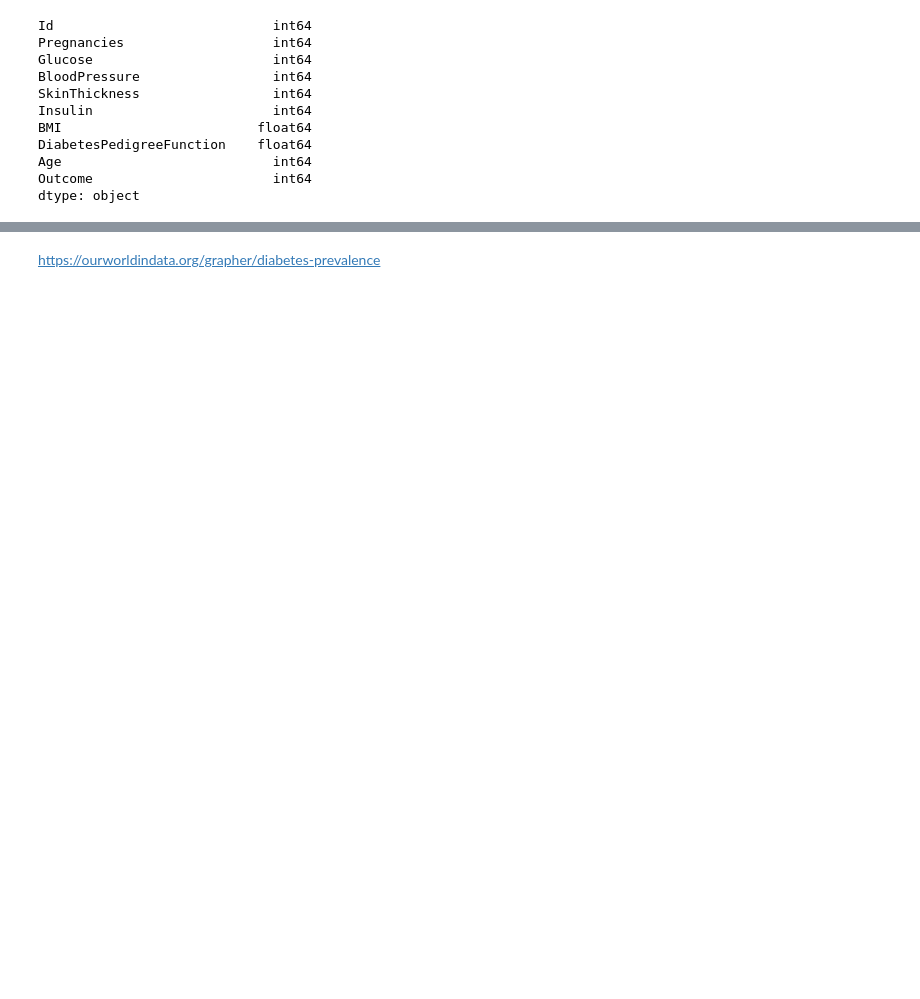
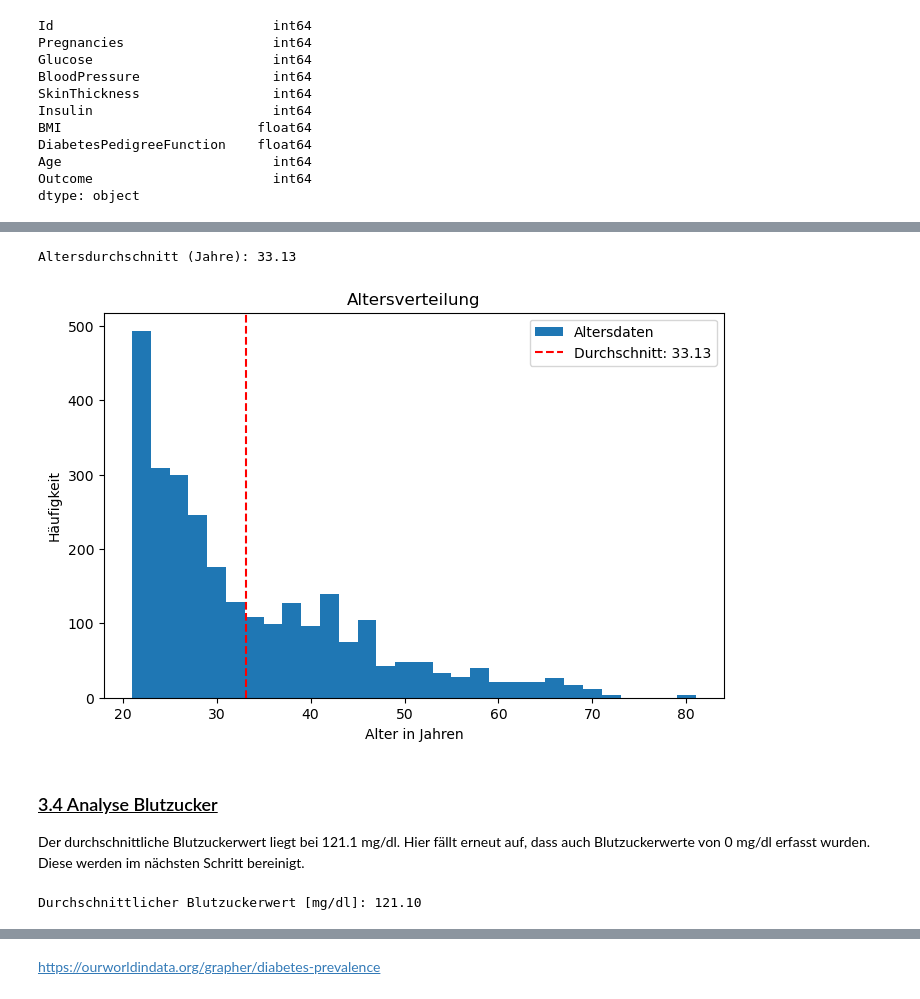
Before and after one commit to febenfasil/BMLD_LNW2, a Jupyter notebook: diabetes.ipynb, the cells around one changed output, grey strips where cells are left out. Drawn from its saved outputs; the diff is of its cells as text; code cells hidden in the pictures; blank space fills up the shorter version.

```diff
--- a/diabetes.ipynb
+++ b/diabetes.ipynb
@@ -302,0 +168,24 @@ plt.show()
+# %%
+age_raw = df["Age"].mean()
+print(f"Altersdurchschnitt (Jahre): {age_raw:.2f}")
+# %% [output]
+Altersdurchschnitt (Jahre): 33.13
+# %%
+plt.figure(figsize=(8, 5))
+df["Age"].plot(kind='hist', bins=30)
+plt.title('Altersverteilung')
+plt.xlabel('Alter in Jahren')
+plt.ylabel('Häufigkeit')
+plt.axvline(age_raw, color='red', linestyle='dashed', linewidth=1.5, label=f"Durchschnitt: {age_raw:.2f}")
+plt.legend(['Altersdaten', f"Durchschnitt: {age_raw:.2f}"], loc='upper right')
+plt.show()
+# %% [output]
+[figure, added]
+# %% [markdown]
+### <u>3.4 Analyse Blutzucker</u>
+Der durchschnittliche Blutzuckerwert liegt bei 121.1 mg/dl. Hier fällt erneut auf, dass auch Blutzuckerwerte von 0 mg/dl erfasst wurden. Diese werden im nächsten Schritt bereinigt.
+# %%
+blood_glucose = df["Glucose"].mean()
+print(f"Durchschnittlicher Blutzuckerwert [mg/dl]: {blood_glucose:.2f}")
+# %% [output]
+Durchschnittlicher Blutzuckerwert [mg/dl]: 121.10
```
Also changed, not shown: parts of 101 cells of this notebook, 1 other file.
